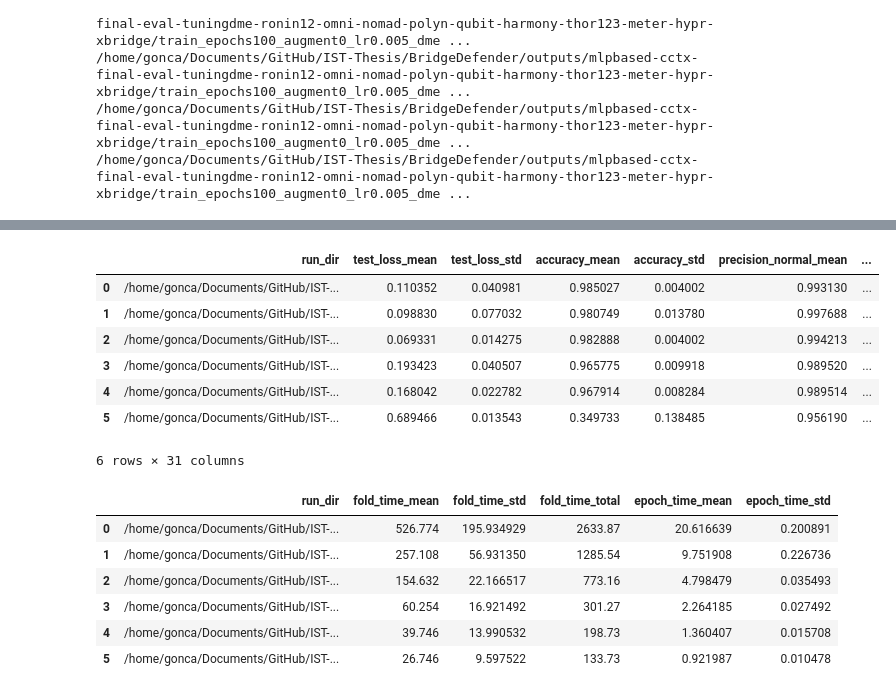
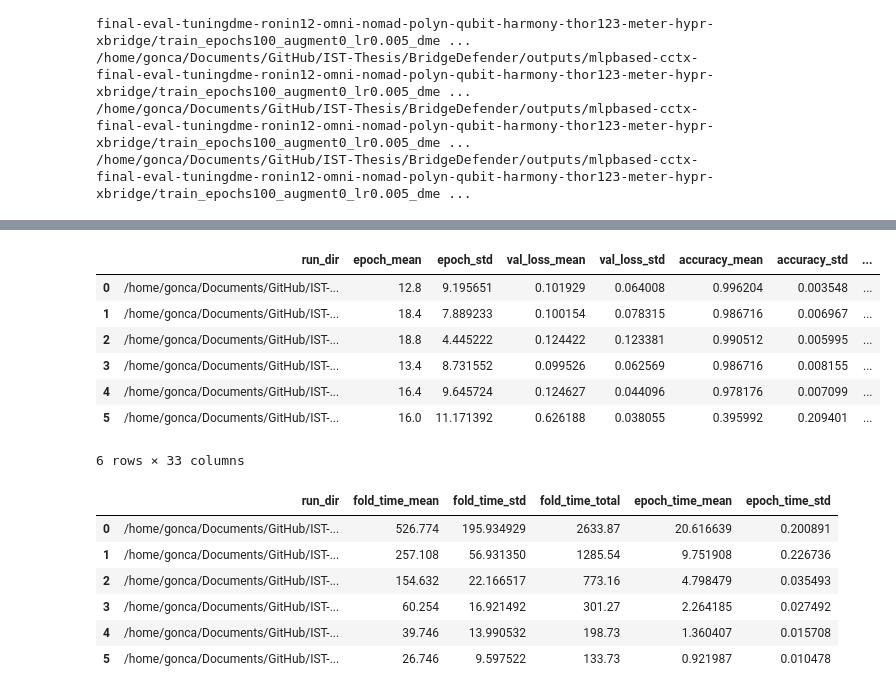
Before and after one commit to BridgeSentry/BridgeSentry, a Jupyter notebook: notebooks/dme_distribution_mlp_20260810.ipynb, the cells around one changed output, grey strips where cells are left out. Saved outputs shown, nothing was run; the diff lists cells and outputs as text; code cells hidden in the pictures.

```diff
--- a/notebooks/dme_distribution_mlp_20260810.ipynb
+++ b/notebooks/dme_distribution_mlp_20260810.ipynb
@@ -491,8 +491,8 @@ configs_df
 | 4 | /home/gonca/Documents/GitHub/IST-... | train_epochs100_augment0_lr0.005_... | 1.7877 | 65 | 0.010039 | 1152 | 0.2014 |
 | 5 | /home/gonca/Documents/GitHub/IST-... | train_epochs100_augment0_lr0.005_... | 10.1624 | 33 | 0.005097 | 1152 | 0.2014 |
 # %%
-def load_test_metrics(run_dir: Path) -> dict:
-    df = pd.read_csv(run_dir / "test_metrics.csv")
+def load_val_metrics(run_dir: Path) -> dict:
+    df = pd.read_csv(run_dir / "val_best_metrics.csv")
     metric_cols = [c for c in df.columns if c != "fold"]
 
     result = {"run_dir": run_dir}
@@ -508,7 +508,7 @@ def load_test_metrics(run_dir: Path) -> dict:
     result["f1_macro_std"] = ((df["f1_normal"] + df["f1_anomaly"]) / 2).std(ddof=0)
     return result
 
-metrics = [load_test_metrics(p) for p in run_dirs]
+metrics = [load_val_metrics(p) for p in run_dirs]
 metrics_df = pd.DataFrame(metrics)
 metrics_df
 # %% [output]
@@ -1126,35 +1126,35 @@ configs_df
 | 4 | /home/gonca/Documents/GitHub/IST-... | train_epochs100_augment0_lr0.005_... | 1.9939 | 75 | 0.011583 | 1241 | 0.0677 |
 | 5 | /home/gonca/Documents/GitHub/IST-... | train_epochs100_augment0_lr0.005_... | 2.9705 | 39 | 0.006023 | 1241 | 0.0677 |
 # %%
-def load_test_metrics(run_dir: Path) -> dict:
-    df = pd.read_csv(run_dir / "test_metrics.csv")
+def load_val_metrics(run_dir: Path) -> dict:
+    df = pd.read_csv(run_dir / "val_best_metrics.csv")
     metric_cols = [c for c in df.columns if c != "fold"]
 
     result = {"run_dir": run_dir}
     for col in metric_cols:
         result[f"{col}_mean"] = df[col].mean()
         result[f"{col}_std"] = df[col].std(ddof=0)
 
     result["precision_macro_mean"] = ((df["precision_normal"] + df["precision_anomaly"]) / 2).mean()
     result["precision_macro_std"] = ((df["precision_normal"] + df["precision_anomaly"]) / 2).std(ddof=0)
     result["recall_macro_mean"] = ((df["recall_normal"] + df["recall_anomaly"]) / 2).mean()
     result["recall_macro_std"] = ((df["recall_normal"] + df["recall_anomaly"]) / 2).std(ddof=0)
     result["f1_macro_mean"] = ((df["f1_normal"] + df["f1_anomaly"]) / 2).mean()
     result["f1_macro_std"] = ((df["f1_normal"] + df["f1_anomaly"]) / 2).std(ddof=0)
     return result
 
-metrics = [load_test_metrics(p) for p in run_dirs]
+metrics = [load_val_metrics(p) for p in run_dirs]
 metrics_df = pd.DataFrame(metrics)
 metrics_df
 # %% [output]
-|  | run_dir | test_loss_mean | test_loss_std | accuracy_mean | accuracy_std | precision_normal_mean | ... |
-| 0 | /home/gonca/Documents/GitHub/IST-... | 0.110352 | 0.040981 | 0.985027 | 0.004002 | 0.993130 | ... |
-| 1 | /home/gonca/Documents/GitHub/IST-... | 0.098830 | 0.077032 | 0.980749 | 0.013780 | 0.997688 | ... |
-| 2 | /home/gonca/Documents/GitHub/IST-... | 0.069331 | 0.014275 | 0.982888 | 0.004002 | 0.994213 | ... |
-| 3 | /home/gonca/Documents/GitHub/IST-... | 0.193423 | 0.040507 | 0.965775 | 0.009918 | 0.989520 | ... |
-| 4 | /home/gonca/Documents/GitHub/IST-... | 0.168042 | 0.022782 | 0.967914 | 0.008284 | 0.989514 | ... |
-| 5 | /home/gonca/Documents/GitHub/IST-... | 0.689466 | 0.013543 | 0.349733 | 0.138485 | 0.956190 | ... |
+|  | run_dir | epoch_mean | epoch_std | val_loss_mean | val_loss_std | accuracy_mean | accuracy_std | ... |
+| 0 | /home/gonca/Documents/GitHub/IST-... | 12.8 | 9.195651 | 0.101929 | 0.064008 | 0.996204 | 0.003548 | ... |
+| 1 | /home/gonca/Documents/GitHub/IST-... | 18.4 | 7.889233 | 0.100154 | 0.078315 | 0.986716 | 0.006967 | ... |
+| 2 | /home/gonca/Documents/GitHub/IST-... | 18.8 | 4.445222 | 0.124422 | 0.123381 | 0.990512 | 0.005995 | ... |
+| 3 | /home/gonca/Documents/GitHub/IST-... | 13.4 | 8.731552 | 0.099526 | 0.062569 | 0.986716 | 0.008155 | ... |
+| 4 | /home/gonca/Documents/GitHub/IST-... | 16.4 | 9.645724 | 0.124627 | 0.044096 | 0.978176 | 0.007099 | ... |
+| 5 | /home/gonca/Documents/GitHub/IST-... | 16.0 | 11.171392 | 0.626188 | 0.038055 | 0.395992 | 0.209401 | ... |
-6 rows × 31 columns
+6 rows × 33 columns
 # %%
 def load_fold_durations(run_dir: Path) -> dict:
     df = pd.read_csv(run_dir / "fold_durations.csv")
```
Also changed, not shown: parts of 11 cells of this notebook.
